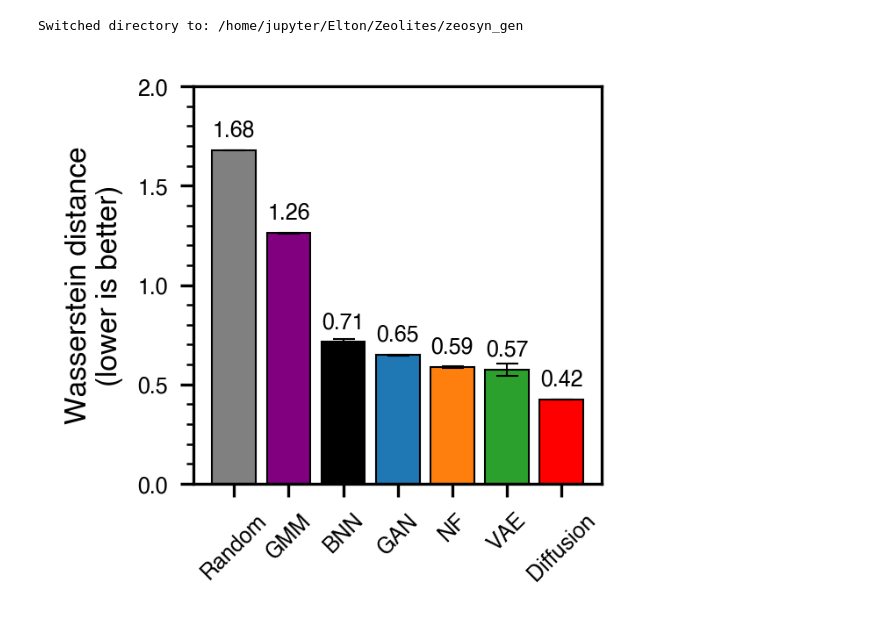
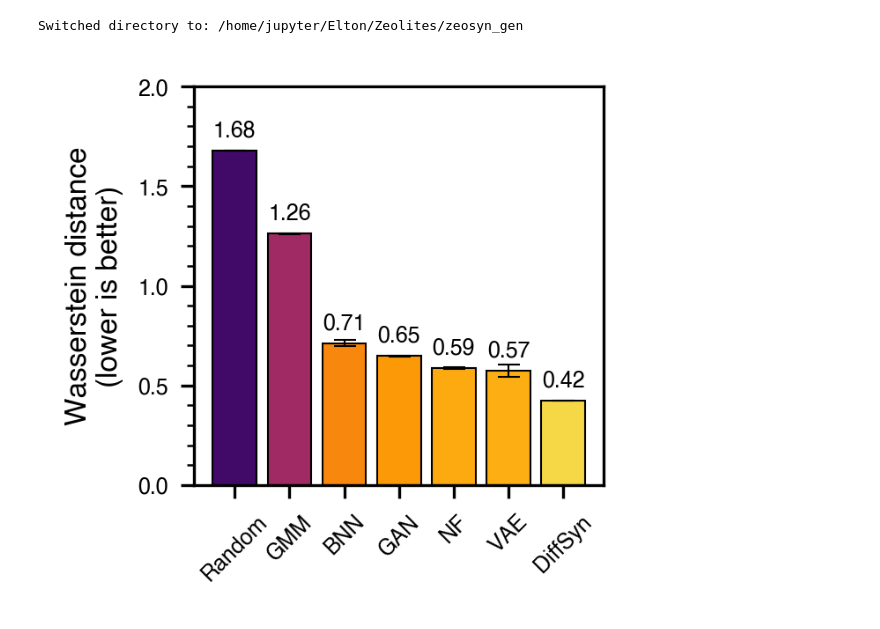
Before and after one commit to eltonpan/zeosyn_gen, a Jupyter notebook: notebooks/compare_model_metrics.ipynb, the cells around one changed output. Cells and saved outputs as stored; diff of their text form; code cells hidden in the pictures.

```diff
--- a/notebooks/compare_model_metrics.ipynb
+++ b/notebooks/compare_model_metrics.ipynb
@@ -67,34 +71,47 @@ for model_type, fnames, split in [
 # %%
 # Wasserstein distance
+import matplotlib.cm as cm
+from matplotlib.colors import Normalize
+
 model2specs = {
     'random': {'c': 'grey', 'n': 'Random'},
     'gmm': {'c': 'purple', 'n': 'GMM'},
     'bnn': {'c': 'black', 'n': 'BNN'},
     'gan': {'c': 'tab:blue', 'n': 'GAN'},
     'nf': {'c': 'tab:orange', 'n': 'NF'},
     'cvae': {'c': 'tab:green', 'n':'VAE'},
-    'diff': {'c': 'red', 'n': 'Diffusion'}
+    'diff': {'c': 'red', 'n': 'DiffSyn'}
 }
 categories = [m['n'] for m in model2specs.values()]
 values = [prec_results[x]['results']['wsd'] for x in model2specs.keys()]
 errs = [prec_results[x]['results']['wsd_std'] for x in model2specs.keys()]
 
+# Create colormap based on values (lower is better, so use reversed colormap)
+norm = Normalize(vmin=min(values), vmax=max(values))
+# Use only a subset of the colormap (e.g., 0.2 to 0.9 to avoid extremes)
+cmap_full = cm.get_cmap('inferno_r')
+cmap = cm.colors.LinearSegmentedColormap.from_list(
+    'trunc_inferno_r',
+    [cmap_full(i) for i in np.linspace(0.1, 0.8, 256)]
+)
+colors = [cmap(norm(v)) for v in values]
+
 plt.figure(figsize=(2, 2), dpi=300)
-plt.bar(categories, values, yerr=errs, color=[m['c'] for m in model2specs.values()], linewidth=0.5, edgecolor='black', capsize=3,  error_kw={'elinewidth': 0.5,'capthick': 0.5})
+plt.bar(categories, values, yerr=errs, color=colors, linewidth=0.5, edgecolor='black', capsize=3,  error_kw={'elinewidth': 0.5,'capthick': 0.5})
 # plt.errorbar(categories, values, yerr=errs)
 
 
 for i in range(len(values)):
     plt.text(i, values[i]+0.07, round(values[i],2), ha = 'center', fontsize=6)
 
 plt.ylabel('Wasserstein distance\n(lower is better)', fontsize=8)
 plt.xticks(rotation=45, fontsize=6)
 plt.yticks(fontsize=6)
 plt.minorticks_on()
 ax = plt.gca()
 ax.xaxis.set_tick_params(which='minor', bottom=False)
 plt.ylim(0., 2.0)
-plt.savefig('figs/wsd.pdf', bbox_inches='tight')
+# plt.savefig('figs/wsd.pdf', bbox_inches='tight')
 plt.show()
 # %% [output]
-[figure, old version]
+[figure, new version]
```
Also changed, not shown: parts of 7 cells of this notebook, 14 other files.
